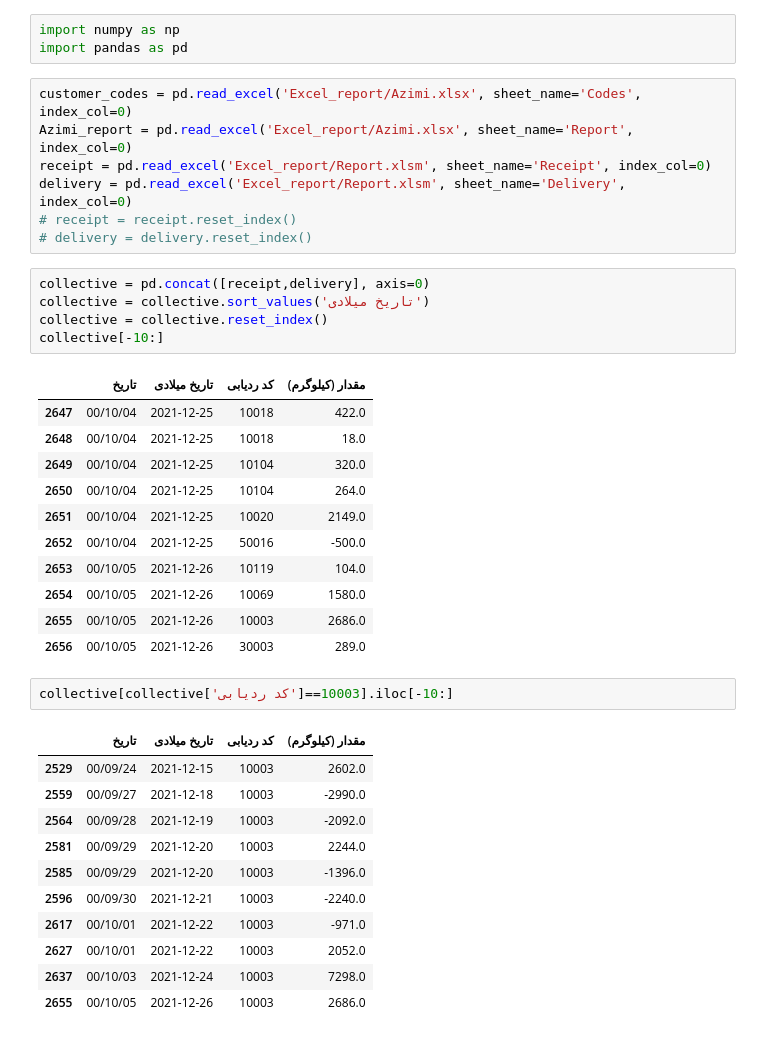
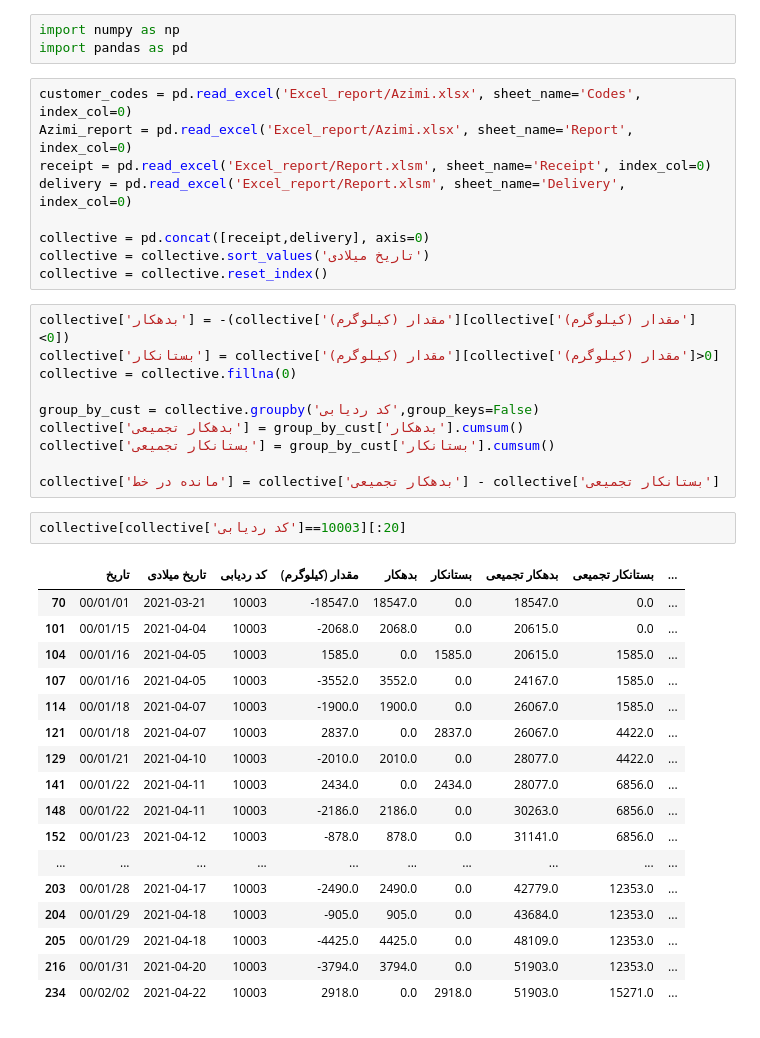
Before and after one commit to SahandSM/Chips_Report, a Jupyter notebook: main.ipynb, the cells around one changed output. Saved outputs shown, nothing was run; the diff lists cells and outputs as text.

```diff
--- a/main.ipynb
+++ b/main.ipynb
@@ -6,36 +6,37 @@ customer_codes = pd.read_excel('Excel_report/Azimi.xlsx', sheet_name='Codes', in
 Azimi_report = pd.read_excel('Excel_report/Azimi.xlsx', sheet_name='Report', index_col=0)
 receipt = pd.read_excel('Excel_report/Report.xlsm', sheet_name='Receipt', index_col=0)
 delivery = pd.read_excel('Excel_report/Report.xlsm', sheet_name='Delivery', index_col=0)
-# receipt = receipt.reset_index()
-# delivery = delivery.reset_index()
+
+collective = pd.concat([receipt,delivery], axis=0)
+collective = collective.sort_values('تاريخ میلادی')
+collective = collective.reset_index()
-# %%
-collective = pd.concat([receipt,delivery], axis=0)
-collective = collective.sort_values('تاريخ میلادی')
-collective = collective.reset_index()
-collective[-10:]
-# %% [output]
-|  | تاريخ | تاريخ میلادی | کد ردیابی | مقدار (کیلوگرم) |
-| 2647 | 00/10/04 | 2021-12-25 | 10018 | 422.0 |
-| 2648 | 00/10/04 | 2021-12-25 | 10018 | 18.0 |
-| 2649 | 00/10/04 | 2021-12-25 | 10104 | 320.0 |
-| 2650 | 00/10/04 | 2021-12-25 | 10104 | 264.0 |
-| 2651 | 00/10/04 | 2021-12-25 | 10020 | 2149.0 |
-| 2652 | 00/10/04 | 2021-12-25 | 50016 | -500.0 |
-| 2653 | 00/10/05 | 2021-12-26 | 10119 | 104.0 |
-| 2654 | 00/10/05 | 2021-12-26 | 10069 | 1580.0 |
-| 2655 | 00/10/05 | 2021-12-26 | 10003 | 2686.0 |
-| 2656 | 00/10/05 | 2021-12-26 | 30003 | 289.0 |
+# %%
+collective['بدهکار'] = -(collective['مقدار (کیلوگرم)'][collective['مقدار (کیلوگرم)']<0])
+collective['بستانکار'] = collective['مقدار (کیلوگرم)'][collective['مقدار (کیلوگرم)']>0]
+collective = collective.fillna(0)
+
+group_by_cust = collective.groupby('کد ردیابی',group_keys=False)
+collective['بدهکار تجمیعی'] = group_by_cust['بدهکار'].cumsum()
+collective['بستانکار تجمیعی'] = group_by_cust['بستانکار'].cumsum()
+
+collective['مانده در خط'] = collective['بدهکار تجمیعی'] - collective['بستانکار تجمیعی']
 # %%
-collective[collective['کد ردیابی']==10003].iloc[-10:]
+collective[collective['کد ردیابی']==10003][:20]
 # %% [output]
-|  | تاريخ | تاريخ میلادی | کد ردیابی | مقدار (کیلوگرم) |
-| 2529 | 00/09/24 | 2021-12-15 | 10003 | 2602.0 |
-| 2559 | 00/09/27 | 2021-12-18 | 10003 | -2990.0 |
-| 2564 | 00/09/28 | 2021-12-19 | 10003 | -2092.0 |
-| 2581 | 00/09/29 | 2021-12-20 | 10003 | 2244.0 |
-| 2585 | 00/09/29 | 2021-12-20 | 10003 | -1396.0 |
-| 2596 | 00/09/30 | 2021-12-21 | 10003 | -2240.0 |
-| 2617 | 00/10/01 | 2021-12-22 | 10003 | -971.0 |
-| 2627 | 00/10/01 | 2021-12-22 | 10003 | 2052.0 |
-| 2637 | 00/10/03 | 2021-12-24 | 10003 | 7298.0 |
-| 2655 | 00/10/05 | 2021-12-26 | 10003 | 2686.0 |
+|  | تاريخ | تاريخ میلادی | کد ردیابی | مقدار (کیلوگرم) | بدهکار | بستانکار | بدهکار تجمیعی | بستانکار تجمیعی | ... |
+| 70 | 00/01/01 | 2021-03-21 | 10003 | -18547.0 | 18547.0 | 0.0 | 18547.0 | 0.0 | ... |
+| 101 | 00/01/15 | 2021-04-04 | 10003 | -2068.0 | 2068.0 | 0.0 | 20615.0 | 0.0 | ... |
+| 104 | 00/01/16 | 2021-04-05 | 10003 | 1585.0 | 0.0 | 1585.0 | 20615.0 | 1585.0 | ... |
+| 107 | 00/01/16 | 2021-04-05 | 10003 | -3552.0 | 3552.0 | 0.0 | 24167.0 | 1585.0 | ... |
+| 114 | 00/01/18 | 2021-04-07 | 10003 | -1900.0 | 1900.0 | 0.0 | 26067.0 | 1585.0 | ... |
+| 121 | 00/01/18 | 2021-04-07 | 10003 | 2837.0 | 0.0 | 2837.0 | 26067.0 | 4422.0 | ... |
+| 129 | 00/01/21 | 2021-04-10 | 10003 | -2010.0 | 2010.0 | 0.0 | 28077.0 | 4422.0 | ... |
+| 141 | 00/01/22 | 2021-04-11 | 10003 | 2434.0 | 0.0 | 2434.0 | 28077.0 | 6856.0 | ... |
+| 148 | 00/01/22 | 2021-04-11 | 10003 | -2186.0 | 2186.0 | 0.0 | 30263.0 | 6856.0 | ... |
+| 152 | 00/01/23 | 2021-04-12 | 10003 | -878.0 | 878.0 | 0.0 | 31141.0 | 6856.0 | ... |
+| ... | ... | ... | ... | ... | ... | ... | ... | ... | ... |
+| 203 | 00/01/28 | 2021-04-17 | 10003 | -2490.0 | 2490.0 | 0.0 | 42779.0 | 12353.0 | ... |
+| 204 | 00/01/29 | 2021-04-18 | 10003 | -905.0 | 905.0 | 0.0 | 43684.0 | 12353.0 | ... |
+| 205 | 00/01/29 | 2021-04-18 | 10003 | -4425.0 | 4425.0 | 0.0 | 48109.0 | 12353.0 | ... |
+| 216 | 00/01/31 | 2021-04-20 | 10003 | -3794.0 | 3794.0 | 0.0 | 51903.0 | 12353.0 | ... |
+| 234 | 00/02/02 | 2021-04-22 | 10003 | 2918.0 | 0.0 | 2918.0 | 51903.0 | 15271.0 | ... |
```
Also changed, not shown: parts of 13 cells of this notebook, 1 other file.
